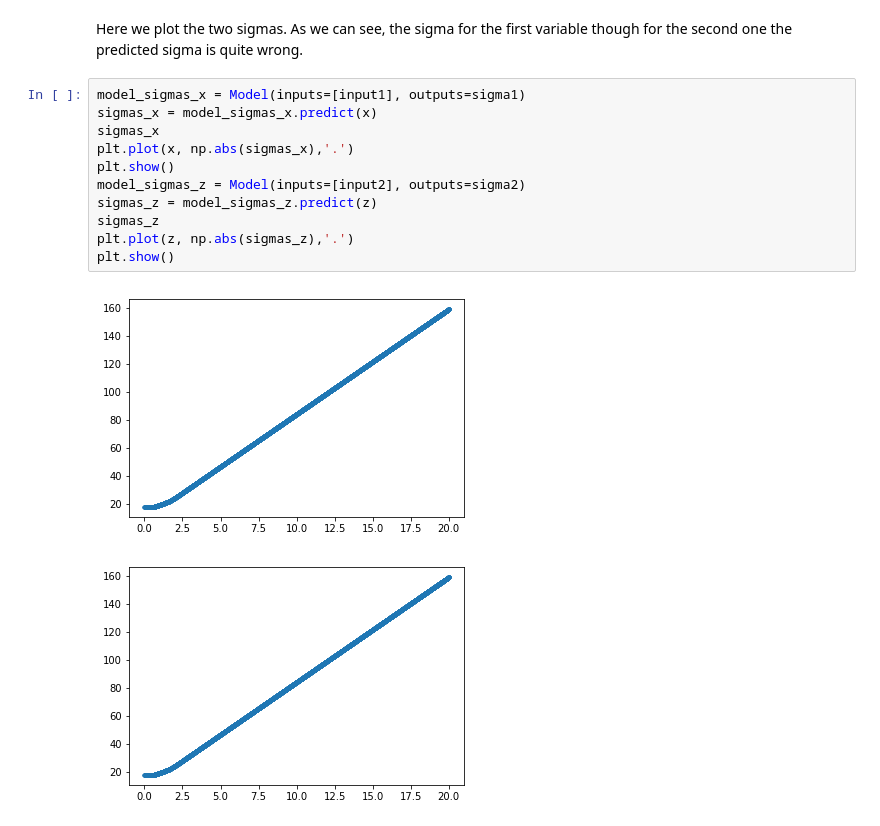
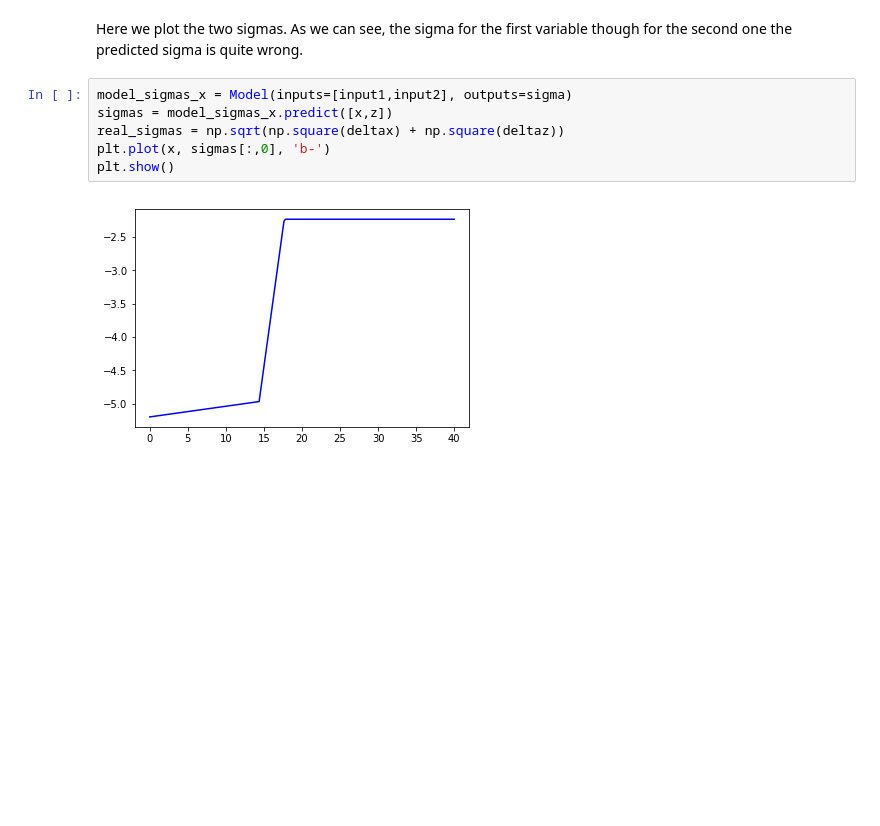
Before and after one commit to menajosep/uncertainty_basic_examples, a Jupyter notebook: Uncertainty Basic Example 2 inputs.ipynb, the cells around one changed output. Cells and saved outputs as stored; diff of their text form; blank space fills up the shorter version.

```diff
--- a/Uncertainty Basic Example 2 inputs.ipynb
+++ b/Uncertainty Basic Example 2 inputs.ipynb
@@ -153,19 +150,13 @@ plt.show()
 # %% [markdown]
 Here we plot the two sigmas. As we can see, the sigma for the first variable though for the second one the predicted sigma is quite wrong.
-# %%
-model_sigmas_x = Model(inputs=[input1], outputs=sigma1)
-sigmas_x = model_sigmas_x.predict(x)
-sigmas_x
-plt.plot(x, np.abs(sigmas_x),'.')
-plt.show()
-model_sigmas_z = Model(inputs=[input2], outputs=sigma2)
-sigmas_z = model_sigmas_z.predict(z)
-sigmas_z
-plt.plot(z, np.abs(sigmas_z),'.')
-plt.show()
-# %% [output]
-[figure, removed]
-[figure, removed]
+# %%
+model_sigmas_x = Model(inputs=[input1,input2], outputs=sigma)
+sigmas = model_sigmas_x.predict([x,z])
+real_sigmas = np.sqrt(np.square(deltax) + np.square(deltaz))
+plt.plot(x, sigmas[:,0], 'b-')
+plt.show()
+# %% [output]
+[figure, added]
 # %%
 model.layers[6].get_weights()
 # %% [output]
```
Also changed, not shown: parts of 10 cells of this notebook.
